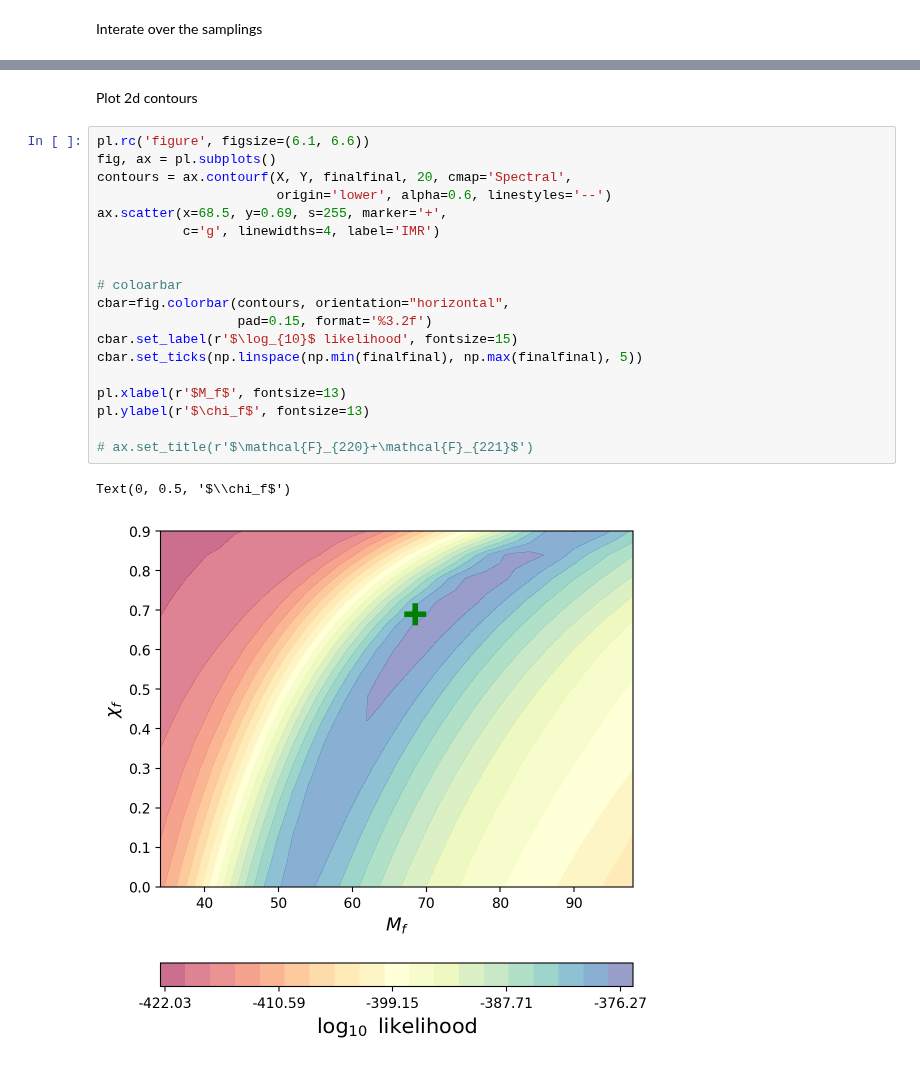
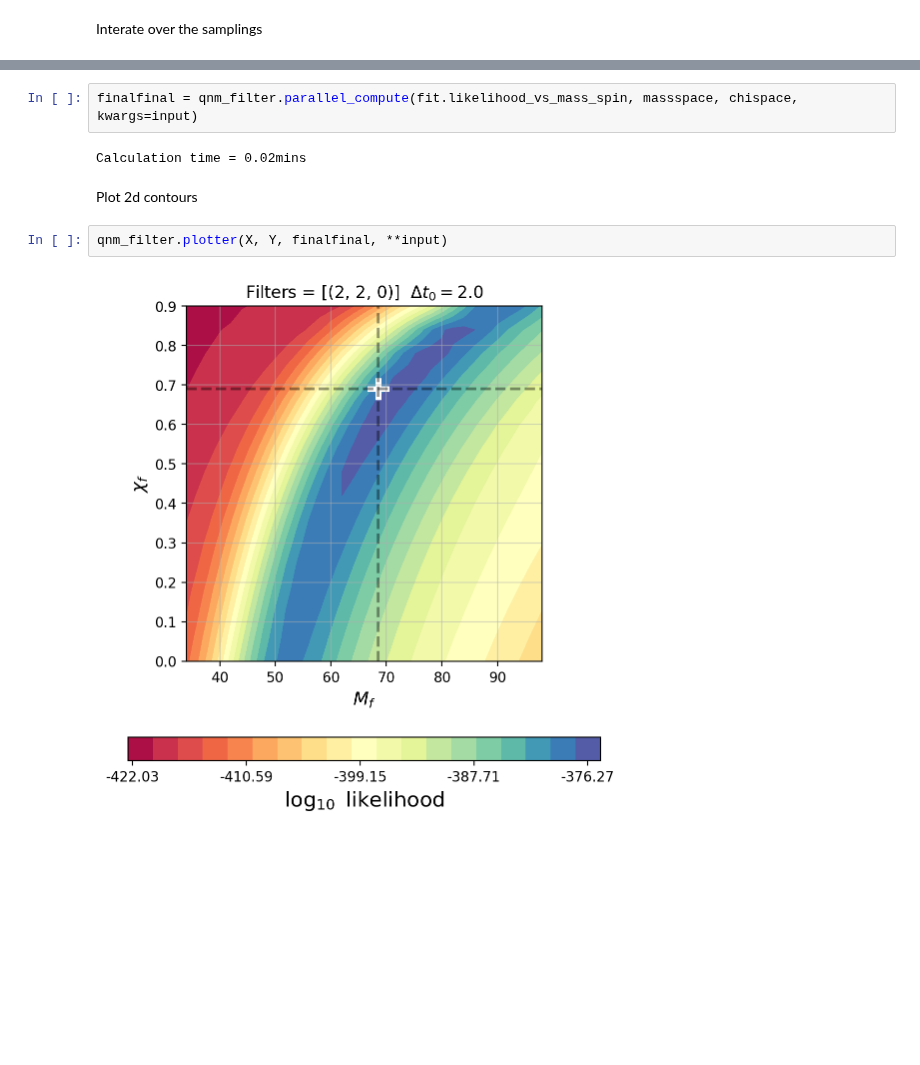
Before and after one commit to Sizheng-Ma/qnm_filter, a Jupyter notebook: code_demo/Filter.ipynb, the cells around one changed output, grey strips where cells are left out. Saved outputs shown, nothing was run; the diff lists cells and outputs as text; blank space fills up the shorter version.

Commit message:
parallel_compute and plotter

```diff
--- a/code_demo/Filter.ipynb
+++ b/code_demo/Filter.ipynb
@@ -79,24 +63,10 @@ finalfinal = np.array(finalfinal)
+# %%
+finalfinal = qnm_filter.parallel_compute(fit.likelihood_vs_mass_spin, massspace, chispace, kwargs=input)
+# %% [output]
+Calculation time = 0.02mins
 # %% [markdown]
 Plot 2d contours
-# %%
-pl.rc('figure', figsize=(6.1, 6.6))
-fig, ax = pl.subplots()
-contours = ax.contourf(X, Y, finalfinal, 20, cmap='Spectral',
-                       origin='lower', alpha=0.6, linestyles='--')
-ax.scatter(x=68.5, y=0.69, s=255, marker='+',
-           c='g', linewidths=4, label='IMR')
-
-
-# coloarbar
-cbar=fig.colorbar(contours, orientation="horizontal",
-                  pad=0.15, format='%3.2f')
-cbar.set_label(r'$\log_{10}$ likelihood', fontsize=15)
-cbar.set_ticks(np.linspace(np.min(finalfinal), np.max(finalfinal), 5))
-
-pl.xlabel(r'$M_f$', fontsize=13)
-pl.ylabel(r'$\chi_f$', fontsize=13)
-
-# ax.set_title(r'$\mathcal{F}_{220}+\mathcal{F}_{221}$')
-# %% [output]
-Text(0, 0.5, '$\\chi_f$')
-[figure, removed]
+# %%
+qnm_filter.plotter(X, Y, finalfinal, **input)
+# %% [output]
+[figure, added]
```
Also changed, not shown: parts of 1 cell of this notebook, 2 other files.
